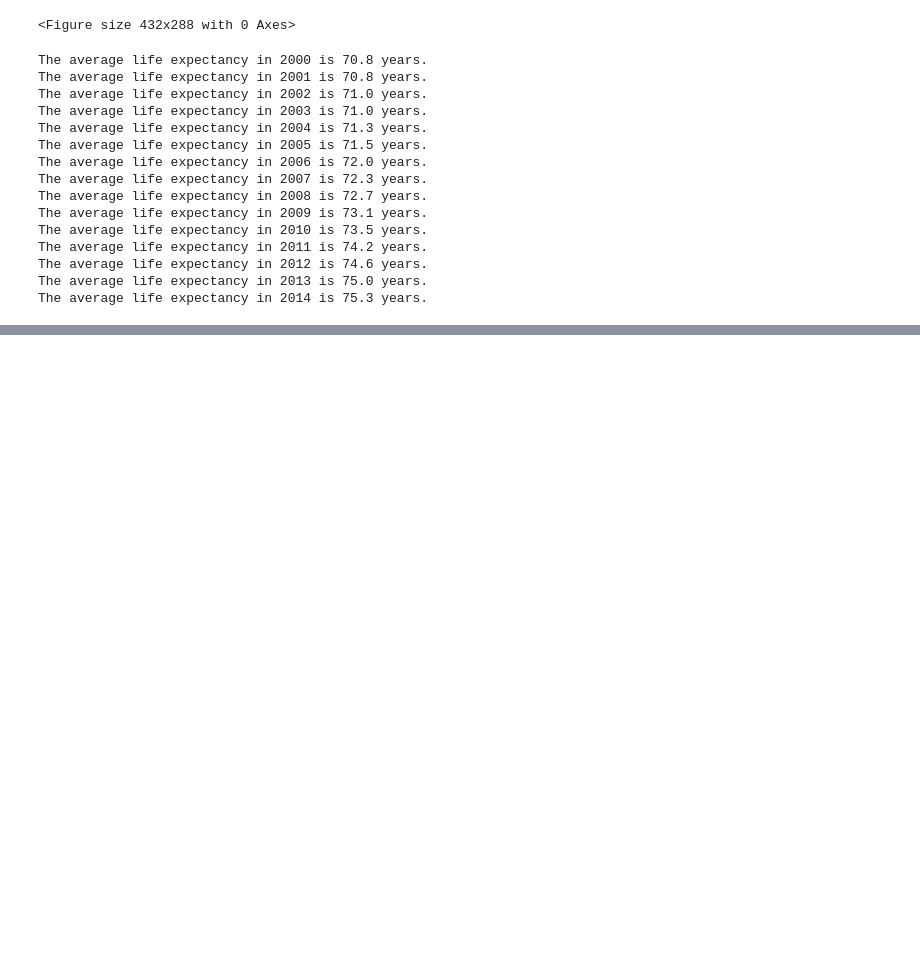
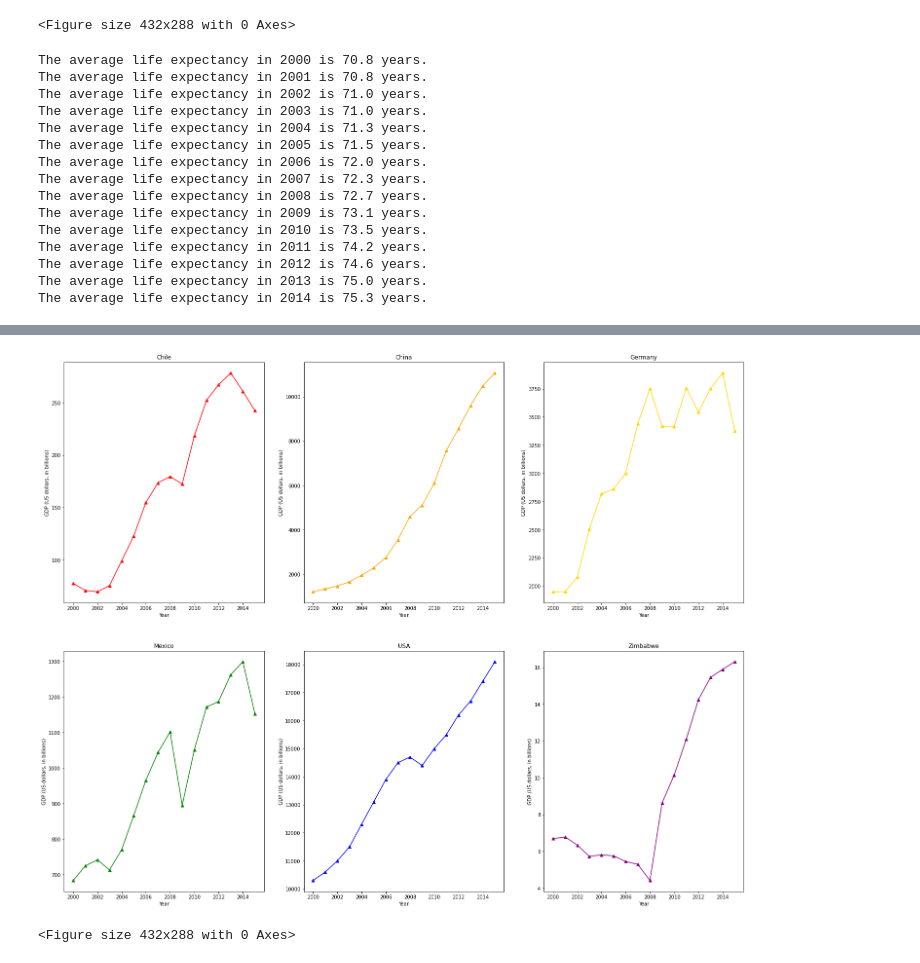
Before and after one commit to dariusbtzc/gdp-life-expectancy, a Jupyter notebook: life_expectancy_gdp.ipynb, the cells around one changed output, grey strips where cells are left out. Drawn from its saved outputs; the diff is of its cells as text; code cells hidden in the pictures; blank space fills up the shorter version.

```diff
--- a/life_expectancy_gdp.ipynb
+++ b/life_expectancy_gdp.ipynb
@@ -216,0 +225,64 @@ The average life expectancy in 2014 is 75.3 years.
+# %%
+# Plotting GDP vs time
+
+plt.figure(figsize = (25, 20))
+
+## Chile
+y_chile_gdp = data['GDP'][data.Country == 'Chile']
+
+ax1 = plt.subplot(2, 3, 1)
+plt.plot(x_chile, (y_chile_gdp / pow(10, 9)), color = 'red', marker = '^')
+plt.title('Chile')
+plt.xlabel('Year')
+plt.ylabel('GDP (US dollars, in billions)')
+
+## China
+y_china_gdp = data['GDP'][data.Country == 'China']
+
+ax2 = plt.subplot(2, 3, 2)
+plt.plot(x_china, (y_china_gdp / pow(10, 9)), color = 'orange', marker = '^')
+plt.title('China')
+plt.xlabel('Year')
+plt.ylabel('GDP (US dollars, in billions)')
+
+## Germany
+y_germany_gdp = data['GDP'][data.Country == 'Germany']
+
+ax3 = plt.subplot(2, 3, 3)
+plt.plot(x_germany, (y_germany_gdp / pow(10, 9)), color = 'gold', marker = '^')
+plt.title('Germany')
+plt.xlabel('Year')
+plt.ylabel('GDP (US dollars, in billions)')
+
+## Mexico
+y_mexico_gdp = data['GDP'][data.Country == 'Mexico']
+
+ax4 = plt.subplot(2, 3, 4)
+plt.plot(x_mexico, (y_mexico_gdp / pow(10, 9)), color = 'green', marker = '^')
+plt.title('Mexico')
+plt.xlabel('Year')
+plt.ylabel('GDP (US dollars, in billions)')
+
+## USA
+y_usa_gdp = data['GDP'][data.Country == 'United States of America']
+
+ax5 = plt.subplot(2, 3, 5)
+plt.plot(x_usa, (y_usa_gdp / pow(10, 9)), color = 'blue', marker = '^')
+plt.title('USA')
+plt.xlabel('Year')
+plt.ylabel('GDP (US dollars, in billions)')
+
+## Zimbabwe
+y_zimbabwe_gdp = data['GDP'][data.Country == 'Zimbabwe']
+
+ax6 = plt.subplot(2, 3, 6)
+plt.plot(x_zimbabwe, (y_zimbabwe_gdp / pow(10, 9)), color = 'purple', marker = '^')
+plt.title('Zimbabwe')
+plt.xlabel('Year')
+plt.ylabel('GDP (US dollars, in billions)')
+
+plt.show()
+plt.clf()
+# %% [output]
+[figure, added]
+<Figure size 432x288 with 0 Axes>
```
Also changed, not shown: parts of 6 cells of this notebook.
